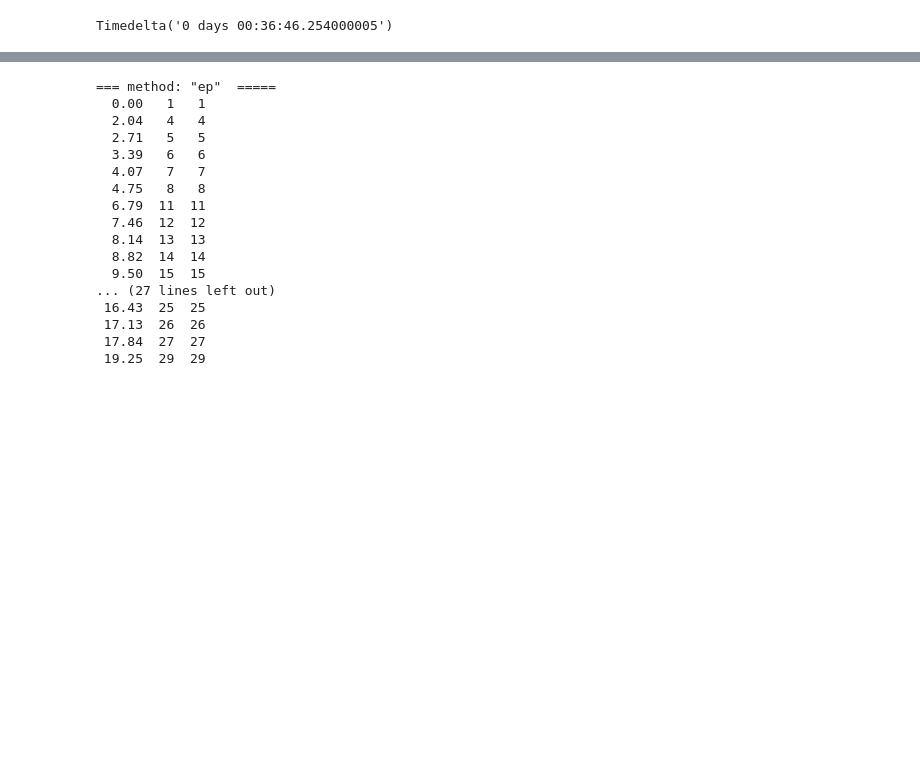
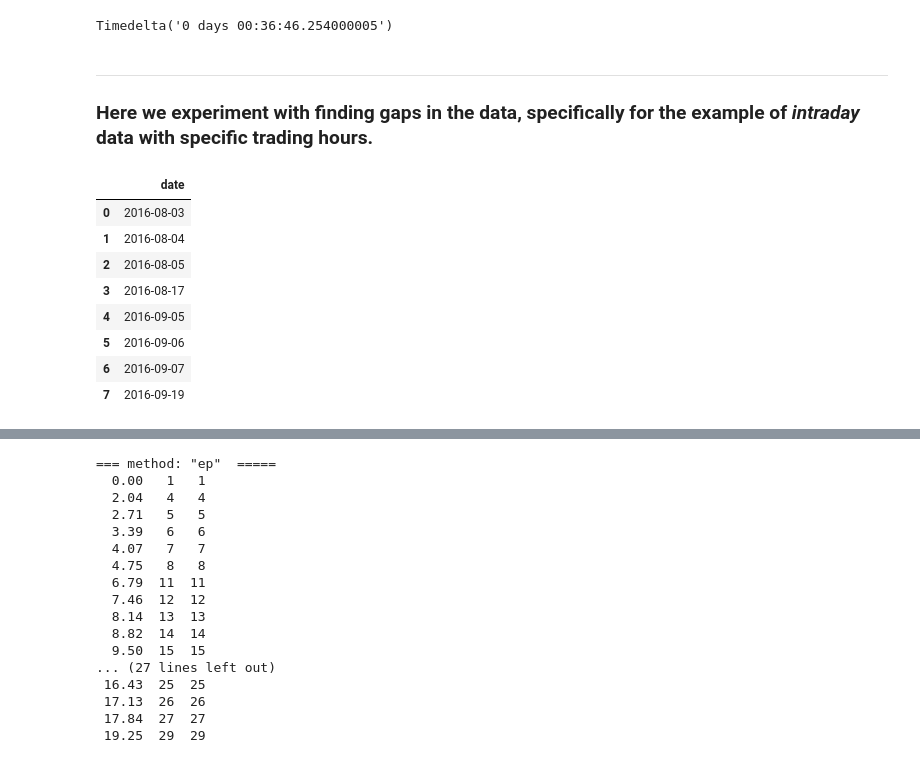
Before and after one commit to dino-g/mplfinance, a Jupyter notebook: examples/scratch_pad/date_iloc_transform.ipynb, the cells around one changed output, grey strips where cells are left out. Drawn from its saved outputs; the diff is of its cells as text; code cells hidden in the pictures; blank space fills up the shorter version.

```diff
--- a/examples/scratch_pad/date_iloc_transform.ipynb
+++ b/examples/scratch_pad/date_iloc_transform.ipynb
@@ -200,3 +200,33 @@ Name: Date, dtype: object
 diff.quantile(0.9981)
 # %% [output]
 Timedelta('0 days 00:36:46.254000005')
+# %% [markdown]
+---
+### Here we experiment with finding gaps in the data, specifically for the example of *intraday* data with specific trading hours.
+# %%
+# %load ../../tmp.py
+from datetime import datetime, timedelta
+import pandas as pd
+
+# Construct dummy dataframe
+dates = pd.to_datetime([
+    '2016-08-03',
+    '2016-08-04',
+    '2016-08-05',
+    '2016-08-17',
+    '2016-09-05',
+    '2016-09-06',
+    '2016-09-07',
+    '2016-09-19'])
+df = pd.DataFrame(dates, columns=['date'])
+df
+# %% [output]
+|  | date |
+| 0 | 2016-08-03 |
+| 1 | 2016-08-04 |
+| 2 | 2016-08-05 |
+| 3 | 2016-08-17 |
+| 4 | 2016-09-05 |
+| 5 | 2016-09-06 |
+| 6 | 2016-09-07 |
+| 7 | 2016-09-19 |
```
Also changed, not shown: parts of 12 cells of this notebook.
